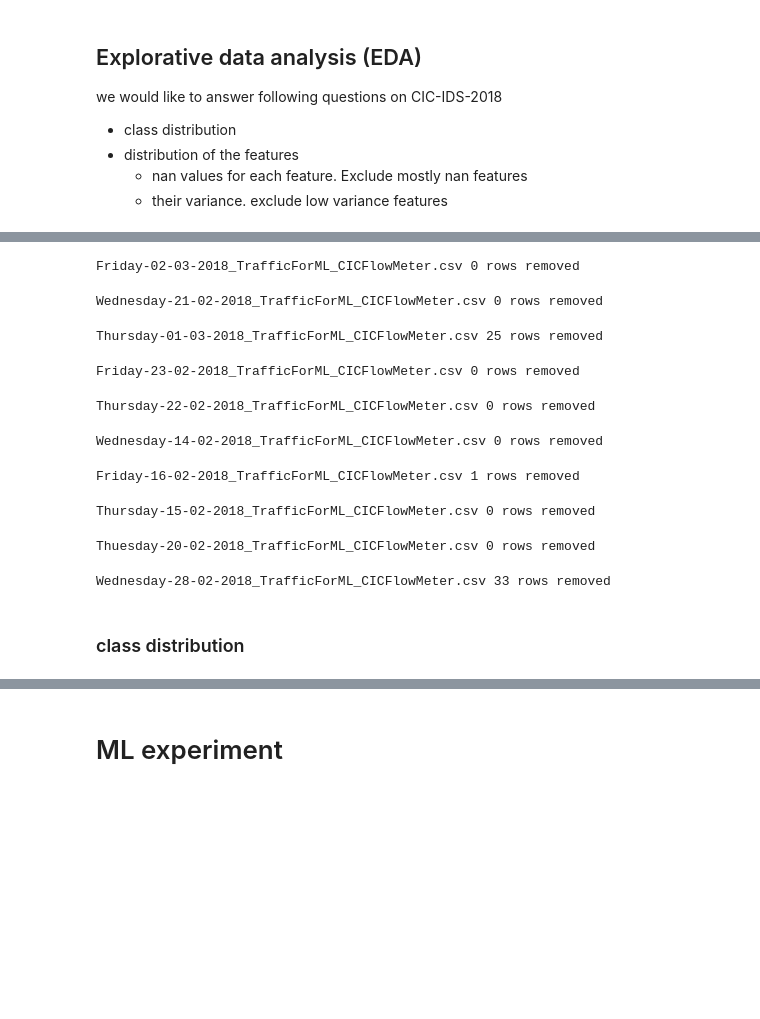
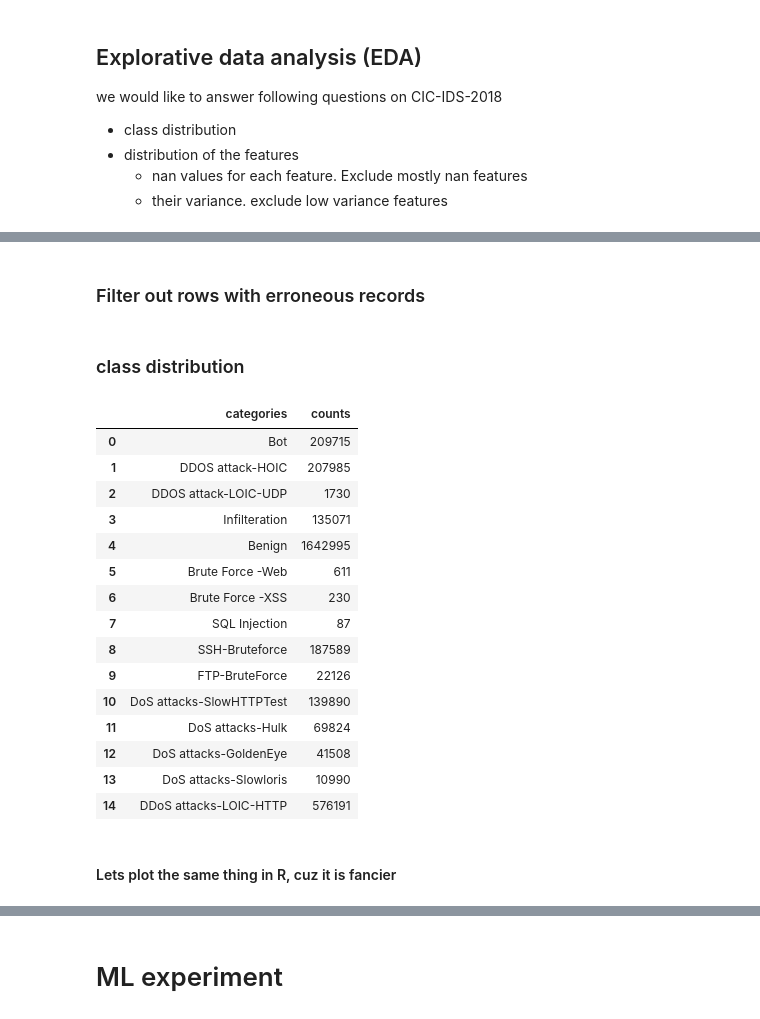
Before and after one commit to Jumabek/catboost-nids, a Jupyter notebook: Network Intrusion Detection - CIC-IDS-2018.ipynb, the cells around one changed output, grey strips where cells are left out. Drawn from its saved outputs; the diff is of its cells as text; code cells hidden in the pictures; blank space fills up the shorter version.

```diff
--- a/Network Intrusion Detection - CIC-IDS-2018.ipynb
+++ b/Network Intrusion Detection - CIC-IDS-2018.ipynb
@@ -41,29 +43,3 @@ pdataroot = '/data/juma/data/net_intrusion/cic-ids-2018/preprocessed/'
-# %%
-file_paths = [fn for fn in glob(join(dataroot,'*.csv'))]
-
-for fn in tqdm(file_paths):
-    df = pd.read_csv(fn)
-    df = df.sort_values(['Label'])
-    N = df.shape[0]
-    df = df.iloc[-N//10:,:] # removing first 90% of the rows which contain mostly Benign
-    if 'Flow ID' in df.columns:
-        df.drop(['Flow ID', 'Src IP', 'Src Port', 'Dst IP'],axis=1, inplace=True)
-
-    filtered_df = df[df['Flow Duration']!='Flow Duration']
-    print(ntpath.basename(fn), df.shape[0]-filtered_df.shape[0], 'rows removed')
-
-    filtered_df.drop(['Timestamp'],axis=1).to_csv(fn.replace('original','preprocessed'), index=False)
-# %% [output]
-Friday-02-03-2018_TrafficForML_CICFlowMeter.csv 0 rows removed
-Wednesday-21-02-2018_TrafficForML_CICFlowMeter.csv 0 rows removed
-Thursday-01-03-2018_TrafficForML_CICFlowMeter.csv 25 rows removed
-Friday-23-02-2018_TrafficForML_CICFlowMeter.csv 0 rows removed
-Thursday-22-02-2018_TrafficForML_CICFlowMeter.csv 0 rows removed
-Wednesday-14-02-2018_TrafficForML_CICFlowMeter.csv 0 rows removed
-Friday-16-02-2018_TrafficForML_CICFlowMeter.csv 1 rows removed
-Thursday-15-02-2018_TrafficForML_CICFlowMeter.csv 0 rows removed
-Thuesday-20-02-2018_TrafficForML_CICFlowMeter.csv 0 rows removed
-Wednesday-28-02-2018_TrafficForML_CICFlowMeter.csv 33 rows removed
 # %%
 # note, specifying dtype reduces loading speed of dataframe
 DTYPES = {'Dst Port':str, 'Protocol':str, 'Timestamp':str, 'Flow Duration':float, 'Tot Fwd Pkts':int,
@@ -87,3 +63,5 @@ DTYPES = {'Dst Port':str, 'Protocol':str, 'Timestamp':str, 'Flow Duration':float
        'Init Fwd Win Byts':int, 'Init Bwd Win Byts':int, 'Fwd Act Data Pkts':int,
        'Fwd Seg Size Min':int, 'Active Mean':float, 'Active Std':float, 'Active Max':int,
        'Active Min':int, 'Idle Mean':float, 'Idle Std':float, 'Idle Max':int, 'Idle Min':int, 'Label':str}
+# %% [markdown]
+### Filter out rows with erroneous records
@@ -98,5 +91,26 @@ for fn in tqdm(glob(join(pdataroot,'*.csv'))):
 
 df = pd.DataFrame({'categories':label_dist.keys(),'counts':label_dist.values()})
 outfile = 'class_distribution.png'
+# %%
+df
+# %% [output]
+|  | categories | counts |
+| 0 | Bot | 209715 |
+| 1 | DDOS attack-HOIC | 207985 |
+| 2 | DDOS attack-LOIC-UDP | 1730 |
+| 3 | Infilteration | 135071 |
+| 4 | Benign | 1642995 |
+| 5 | Brute Force -Web | 611 |
+| 6 | Brute Force -XSS | 230 |
+| 7 | SQL Injection | 87 |
+| 8 | SSH-Bruteforce | 187589 |
+| 9 | FTP-BruteForce | 22126 |
+| 10 | DoS attacks-SlowHTTPTest | 139890 |
+| 11 | DoS attacks-Hulk | 69824 |
+| 12 | DoS attacks-GoldenEye | 41508 |
+| 13 | DoS attacks-Slowloris | 10990 |
+| 14 | DDoS attacks-LOIC-HTTP | 576191 |
+# %% [markdown]
+#### Lets plot the same thing in R, cuz it is fancier
 # %%
 %load_ext rpy2.ipython
```
Also changed, not shown: parts of 50 cells of this notebook, 7 other files.
